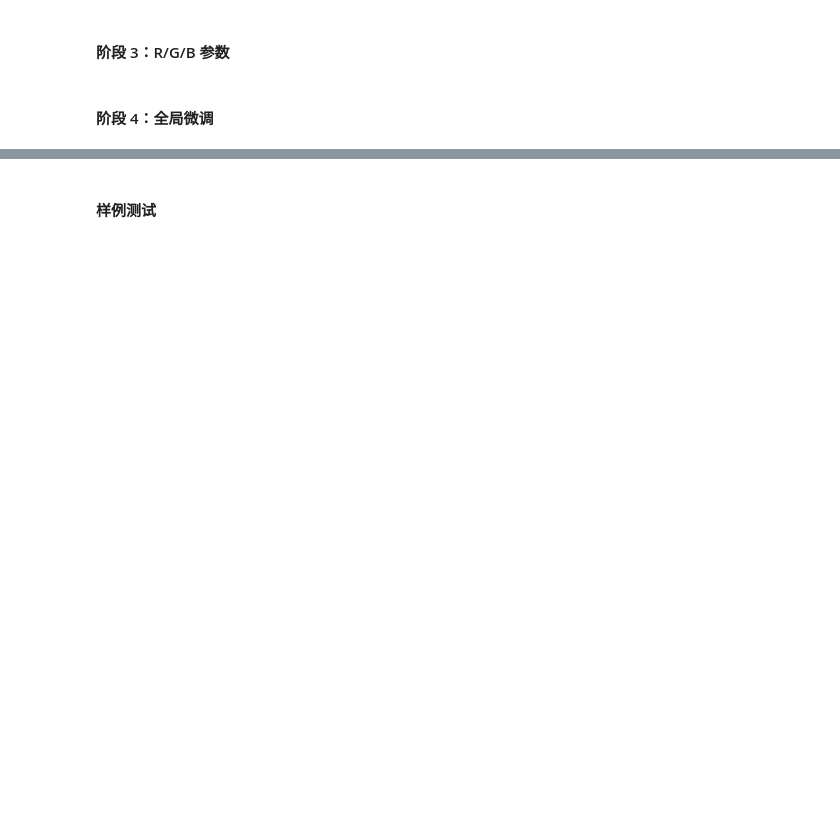
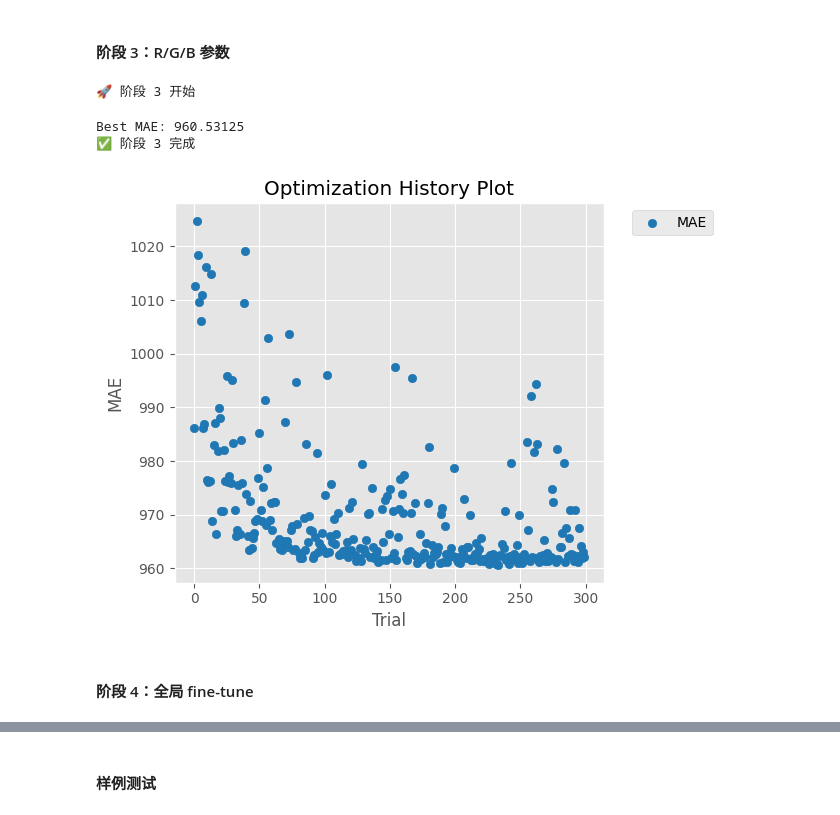
Before and after one commit to onions222/DeSPR, a Jupyter notebook: archive/less_params_multi_stage_regressV2.ipynb, the cells around one changed output, grey strips where cells are left out. Saved outputs shown, nothing was run; the diff lists cells and outputs as text; code cells hidden in the pictures; blank space fills up the shorter version.

Commit message:
save results

```diff
--- a/archive/less_params_multi_stage_regressV2.ipynb
+++ b/archive/less_params_multi_stage_regressV2.ipynb
@@ -352,5 +344,77 @@ run_stage3(n_trials=300)
+# %%
+# ---------- 阶段 3：R/G/B 参数 ----------
+
+def objective_stage3(trial):
+    p = load_params_from_json("less_param_multi_stage_save/stage2_params.json")
+    p1 = load_params_from_json("less_param_multi_stage_save/stage1_params.json")
+
+    thresholds = [p[f"threshold{i}"] for i in range(3)]
+    low_bound = p["low_bound"]
+    mid_bound = p["mid_bound"]
+    close_threshold = p1["close_threshold"]
+    enhance_coeffs = [p1[f"enhance{i}"] for i in range(3)]
+    reduce_coeffs = [p1[f"reduce{i}"] for i in range(3)]
+
+    def vary_param(base, scale):
+        return base * (1 - scale), base * (1 + scale)
+
+    R_params_base = [0.05] + [0.189, 0.139, 0.232] + [0.25, 0.097, 0.205, 0.332]
+    G_params_base = [0.05] + [0.07, 0.04, 0.07] + [0.012, 0.123, 0.108, 0.051]
+    B_params_base = [0.051] + [0.042, 0.012, 0.24] + [0.123, 0.262, 0.278, 0.037]
+
+    scale = 0.2
+    scale_g = 0.1
+
+
+    R_params = [trial.suggest_float("R_enh1", vary_param(R_params_base[0], scale)[0], vary_param(R_params_base[0], scale)[1]),
+        trial.suggest_float("R_enh2", vary_param(R_params_base[1], scale)[0], vary_param(R_params_base[1], scale)[1]),
+        trial.suggest_float("R_enh3", vary_param(R_params_base[2], scale)[0], vary_param(R_params_base[2], scale)[1]),
+        trial.suggest_float("R_enh4", vary_param(R_params_base[3], scale)[0], vary_param(R_params_base[3], scale)[1]),
+        trial.suggest_float("R_red1", vary_param(R_params_base[4], scale)[0], vary_param(R_params_base[4], scale)[1]),
+        trial.suggest_float("R_red2", vary_param(R_params_base[5], scale)[0], vary_param(R_params_base[5], scale)[1]),
+        trial.suggest_float("R_red3", vary_param(R_params_base[6], scale)[0], vary_param(R_params_base[6], scale)[1]),
+        trial.suggest_float("R_red4", vary_param(R_params_base[7], scale)[0], vary_param(R_params_base[7], scale)[1])]
+
+    G_params = [trial.suggest_float("G_enh1", vary_param(G_params_base[0], scale_g)[0] , vary_param(G_params_base[0], scale_g)[1]),
+        trial.suggest_float("G_enh2", vary_param(G_params_base[1], scale_g)[0] , vary_param(G_params_base[1], scale_g)[1]),
+        trial.suggest_float("G_enh3", vary_param(G_params_base[2], scale_g)[0] , vary_param(G_params_base[2], scale_g)[1]),
+        trial.suggest_float("G_enh4", vary_param(G_params_base[3], scale_g)[0] , vary_param(G_params_base[3], scale_g)[1]),
+        trial.suggest_float("G_red1", vary_param(G_params_base[4], scale_g)[0] , vary_param(G_params_base[4], scale_g)[1]),
+        trial.suggest_float("G_red2", vary_param(G_params_base[5], scale_g)[0] , vary_param(G_params_base[5], scale_g)[1]),
+        trial.suggest_float("G_red3", vary_param(G_params_base[6], scale_g)[0] , vary_param(G_params_base[6], scale_g)[1]),
+        trial.suggest_float("G_red4", vary_param(G_params_base[7], scale_g)[0] , vary_param(G_params_base[7], scale_g)[1])]
+
+    B_params = [trial.suggest_float("B_enh1", vary_param(B_params_base[0], scale)[0], vary_param(B_params_base[0], scale)[1]),
+        trial.suggest_float("B_enh2", vary_param(B_params_base[1], scale)[0], vary_param(B_params_base[1], scale)[1]),
+        trial.suggest_float("B_enh3", vary_param(B_params_base[2], scale)[0], vary_param(B_params_base[2], scale)[1]),
+        trial.suggest_float("B_enh4", vary_param(B_params_base[3], scale)[0], vary_param(B_params_base[3], scale)[1]),
+        trial.suggest_float("B_red1", vary_param(B_params_base[4], scale)[0], vary_param(B_params_base[4], scale)[1]),
+        trial.suggest_float("B_red2", vary_param(B_params_base[5], scale)[0], vary_param(B_params_base[5], scale)[1]),
+        trial.suggest_float("B_red3", vary_param(B_params_base[6], scale)[0], vary_param(B_params_base[6], scale)[1]),
+        trial.suggest_float("B_red4", vary_param(B_params_base[7], scale)[0], vary_param(B_params_base[7], scale)[1])]
+
+    params = (low_bound, mid_bound, close_threshold, enhance_coeffs, reduce_coeffs, thresholds,
+              tuple(R_params), tuple(G_params), tuple(B_params))
+    return compute_mae_and_smoothness(params)
+
+def run_stage3(n_trials=200):
+    print("🚀 阶段 3 开始")
+    study = optuna.create_study(directions=["minimize"])
+    study.optimize(objective_stage3, n_trials=n_trials, show_progress_bar=True)
+    best = min(study.best_trials, key=lambda t: t.values[0])
+    print(f"Best MAE: {best.values[0]}")
+    save_best_params(best, "less_param_multi_stage_save/stage3_params.csv")
+    plot_history(study, "stage3")
+    print("✅ 阶段 3 完成")
+
+run_stage3(n_trials=300)
+# %% [output]
+🚀 阶段 3 开始
+Best MAE: 960.53125
+✅ 阶段 3 完成
+[figure, added]
 # %% [markdown]
-#### 阶段 4：全局微调
+#### 阶段 4：全局 fine-tune
 # %%
 # ---------- 阶段 4：全局微调 ----------
 def objective_stage4(trial):
```
Also changed, not shown: parts of 7 cells of this notebook.
